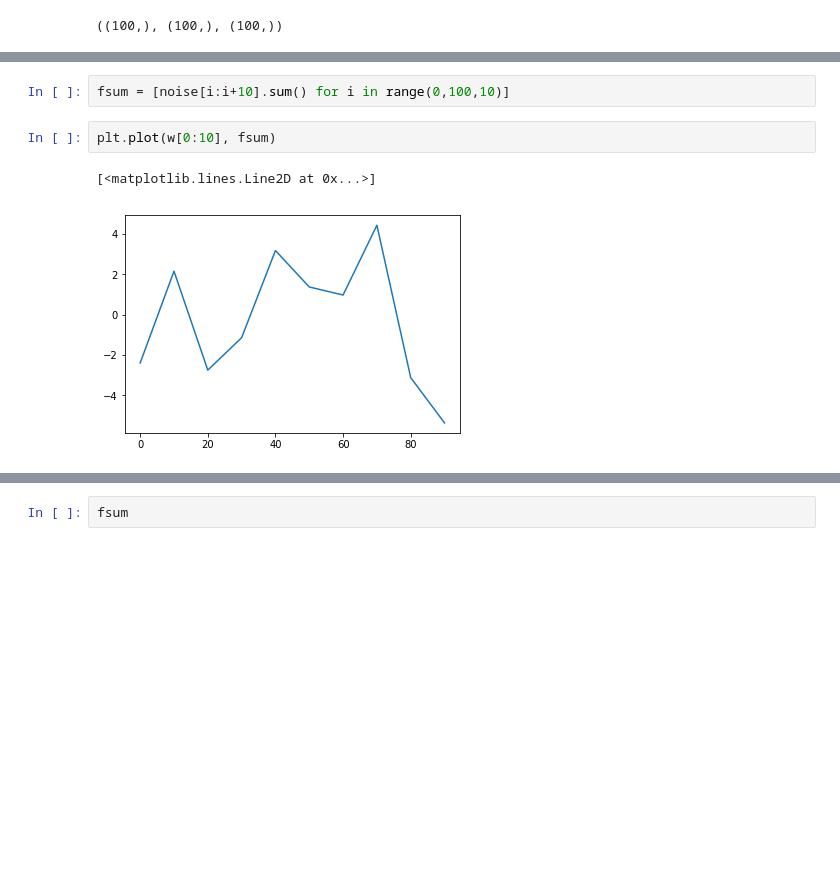
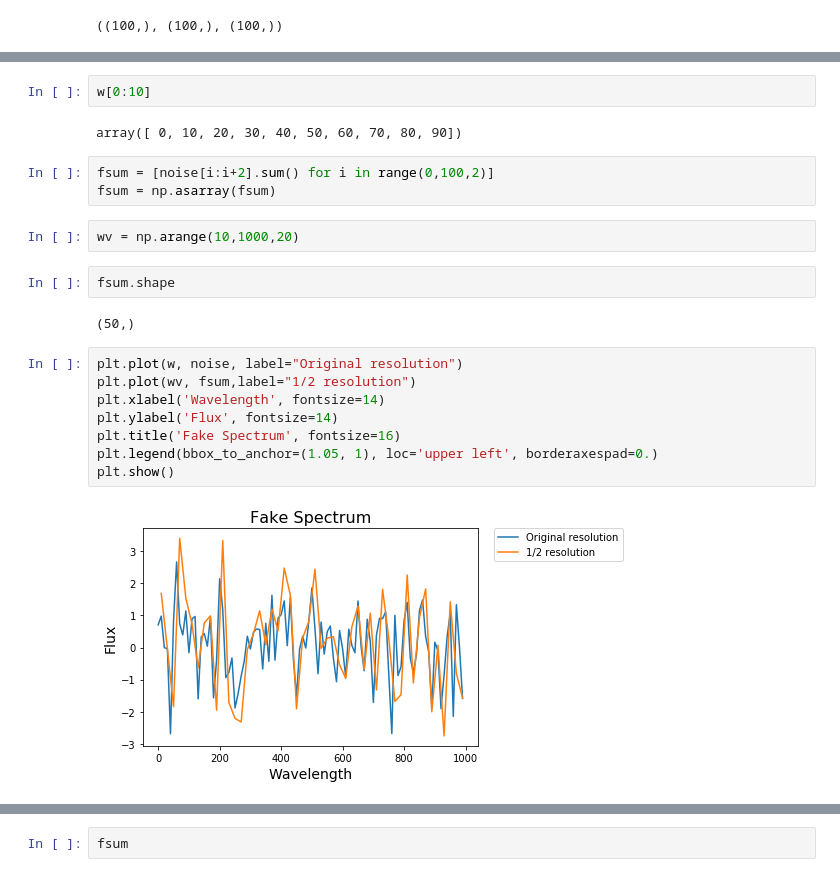
Before and after one commit to umerudel/SESNspectraPCA, a Jupyter notebook: code/Untitled3.ipynb, the cells around one changed output, grey strips where cells are left out. Cells and saved outputs as stored; diff of their text form; blank space fills up the shorter version.

```diff
--- a/code/Untitled3.ipynb
+++ b/code/Untitled3.ipynb
@@ -23,7 +34,23 @@ w[0:100].shape
+# %%
+w[0:10]
+# %% [output]
+array([ 0, 10, 20, 30, 40, 50, 60, 70, 80, 90])
 # %%
-fsum = [noise[i:i+10].sum() for i in range(0,100,10)]
+fsum = [noise[i:i+2].sum() for i in range(0,100,2)]
+fsum = np.asarray(fsum)
-# %%
-plt.plot(w[0:10], fsum)
-# %% [output]
-[<matplotlib.lines.Line2D at 0x...>]
-[figure, removed]
+# %%
+wv = np.arange(10,1000,20)
+# %%
+fsum.shape
+# %% [output]
+(50,)
+# %%
+plt.plot(w, noise, label="Original resolution")
+plt.plot(wv, fsum,label="1/2 resolution")
+plt.xlabel('Wavelength', fontsize=14)
+plt.ylabel('Flux', fontsize=14)
+plt.title('Fake Spectrum', fontsize=16)
+plt.legend(bbox_to_anchor=(1.05, 1), loc='upper left', borderaxespad=0.)
+plt.show()
+# %% [output]
+[figure, added]
```
Also changed, not shown: parts of 9 cells of this notebook.
